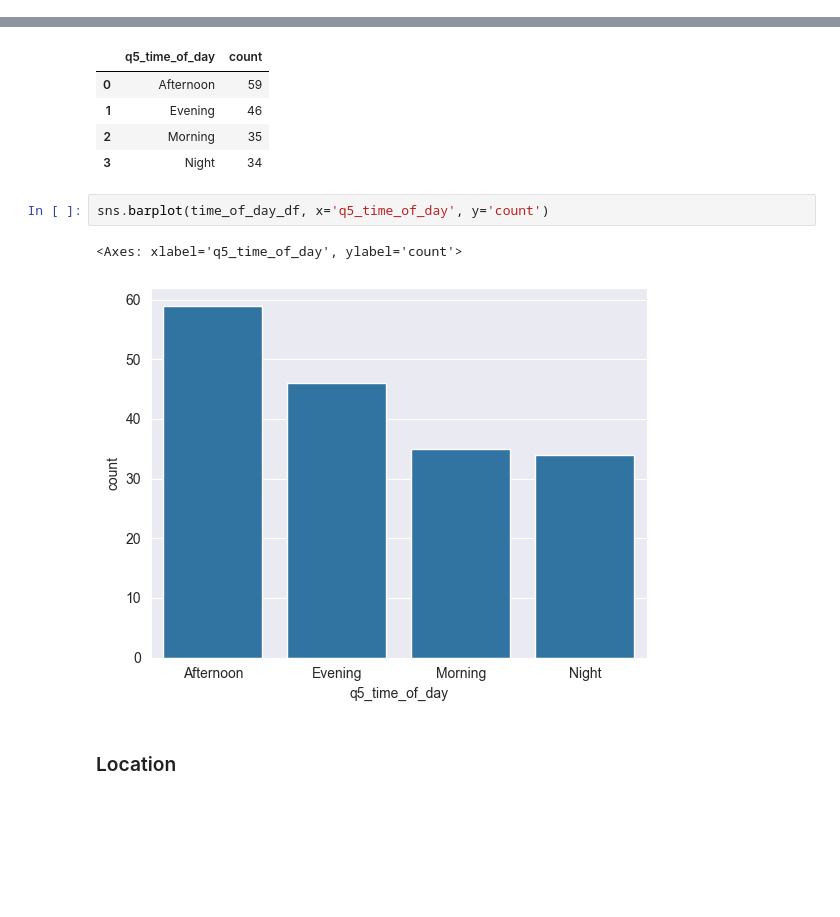
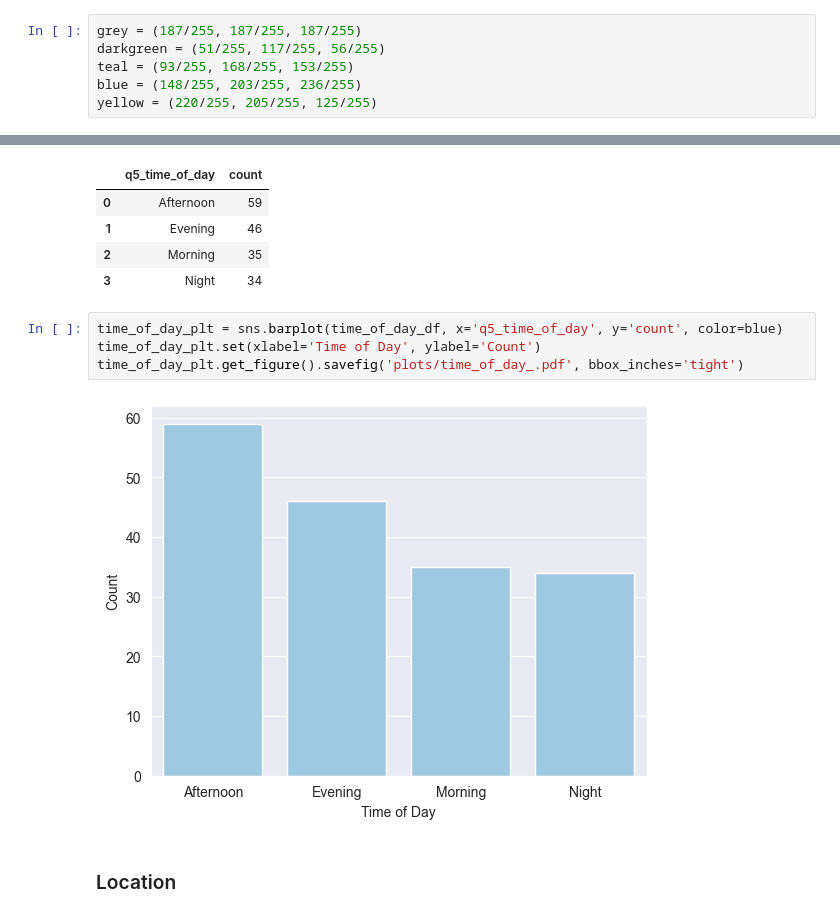
Before and after one commit to m-messer/Consistency_In_Grading_Analysis, a Jupyter notebook: diary_response_analysis.ipynb, the cells around one changed output, grey strips where cells are left out. Saved outputs shown, nothing was run; the diff lists cells and outputs as text; blank space fills up the shorter version.

Commit message:
PHD-359 Colored and saved plots

```diff
--- a/diary_response_analysis.ipynb
+++ b/diary_response_analysis.ipynb
@@ -62,6 +62,12 @@ responses_df
 | 172 | 2024-04-12 10:31:55 | 2024-04-12 10:33:09 | 73 | 2024-04-12 10:33:09 | 18 | At home in front of my computer | Listening to lo-fi music in a cos... | ... |
 | 173 | 2024-04-12 16:41:24 | 2024-04-12 16:41:36 | 12 | 2024-04-12 16:41:37 | 22 | Home | Silence | ... |
 174 rows × 12 columns
+# %%
+grey = (187/255, 187/255, 187/255)
+darkgreen = (51/255, 117/255, 56/255)
+teal = (93/255, 168/255, 153/255)
+blue = (148/255, 203/255, 236/255)
+yellow = (220/255, 205/255, 125/255)
 # %% [markdown]
 # Plots
 ### Diary entries per participant
@@ -201,10 +201,11 @@ time_of_day_df
 | 2 | Morning | 35 |
 | 3 | Night | 34 |
 # %%
-sns.barplot(time_of_day_df, x='q5_time_of_day', y='count')
+time_of_day_plt = sns.barplot(time_of_day_df, x='q5_time_of_day', y='count', color=blue)
+time_of_day_plt.set(xlabel='Time of Day', ylabel='Count')
+time_of_day_plt.get_figure().savefig('plots/time_of_day_.pdf', bbox_inches='tight')
 # %% [output]
-<Axes: xlabel='q5_time_of_day', ylabel='count'>
-[figure, old version]
+[figure, new version]
 # %% [markdown]
 ### Location
 # %%
```
Also changed, not shown: parts of 7 cells of this notebook.
